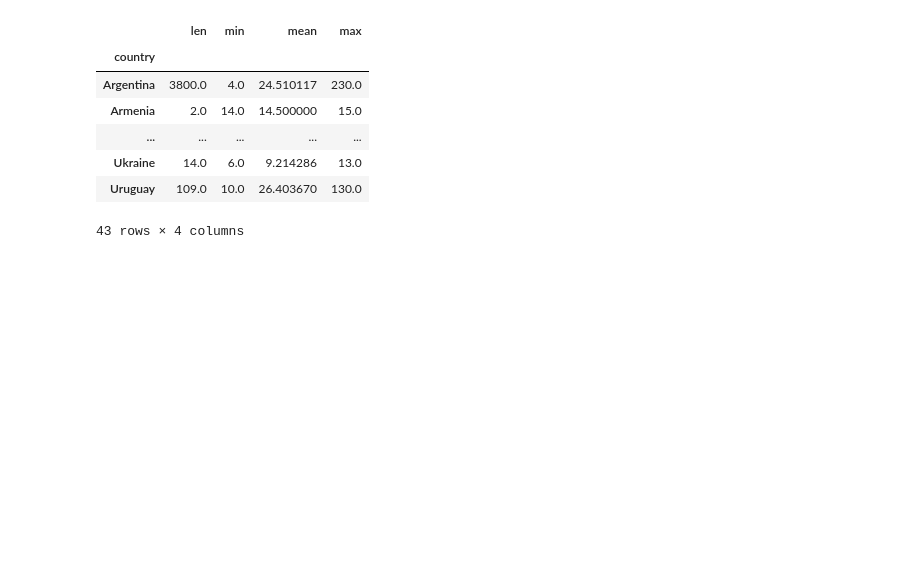
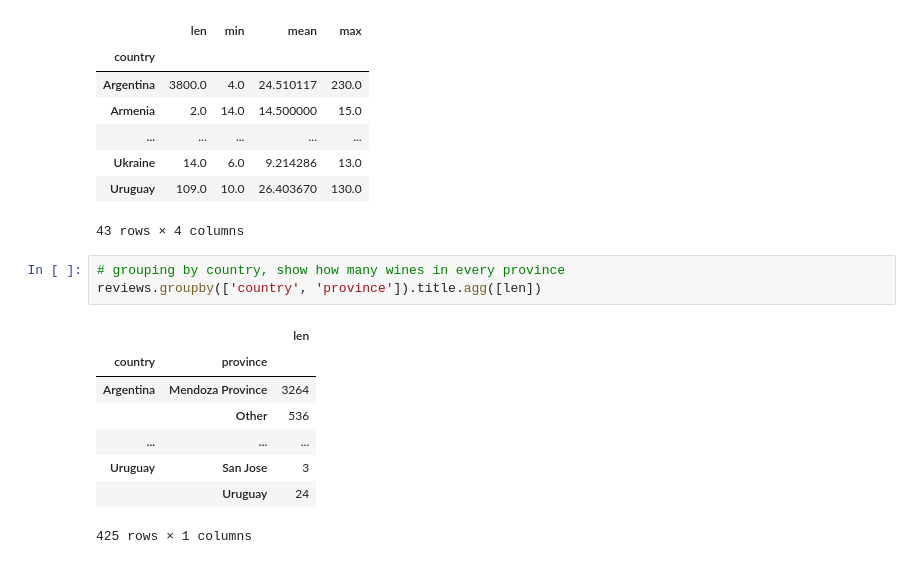
Before and after one commit to dddiiirrr3/ml, a Jupyter notebook: pandas/pandas.ipynb, the cells around one changed output. Cells and saved outputs as stored; diff of their text form; blank space fills up the shorter version.

```diff
--- a/pandas/pandas.ipynb
+++ b/pandas/pandas.ipynb
@@ -419,3 +419,15 @@ reviews.groupby(['country']).price.agg([len, min, np.mean, max])
 | Ukraine | 14.0 | 6.0 | 9.214286 | 13.0 |
 | Uruguay | 109.0 | 10.0 | 26.403670 | 130.0 |
 43 rows × 4 columns
+# %%
+# grouping by country, show how many wines in every province
+reviews.groupby(['country', 'province']).title.agg([len])
+# %% [output]
+|  |  | len |
+| country | province |  |
+| Argentina | Mendoza Province | 3264 |
+|  | Other | 536 |
+| ... | ... | ... |
+| Uruguay | San Jose | 3 |
+|  | Uruguay | 24 |
+425 rows × 1 columns
```
Also changed, not shown: parts of 2 cells of this notebook.
